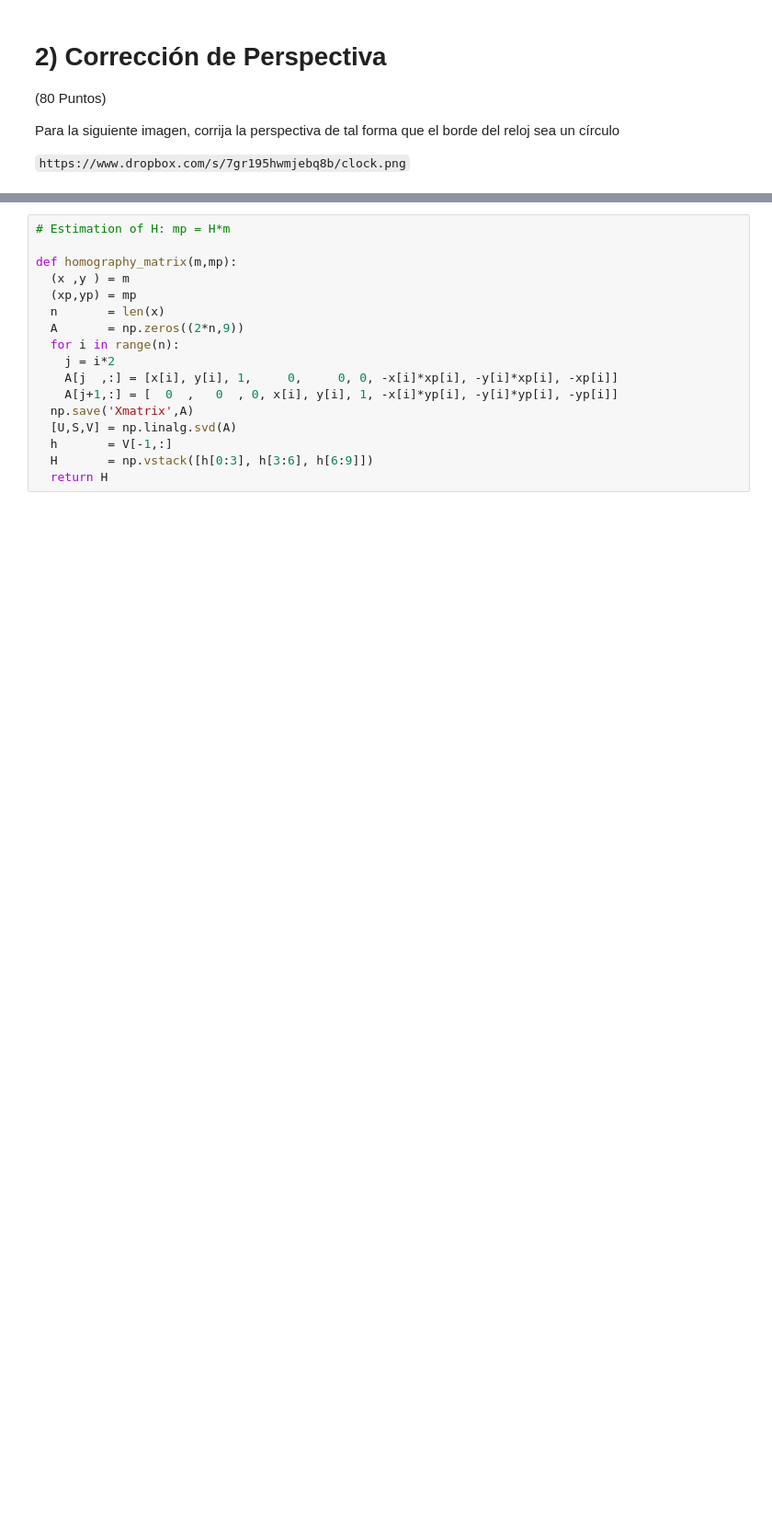
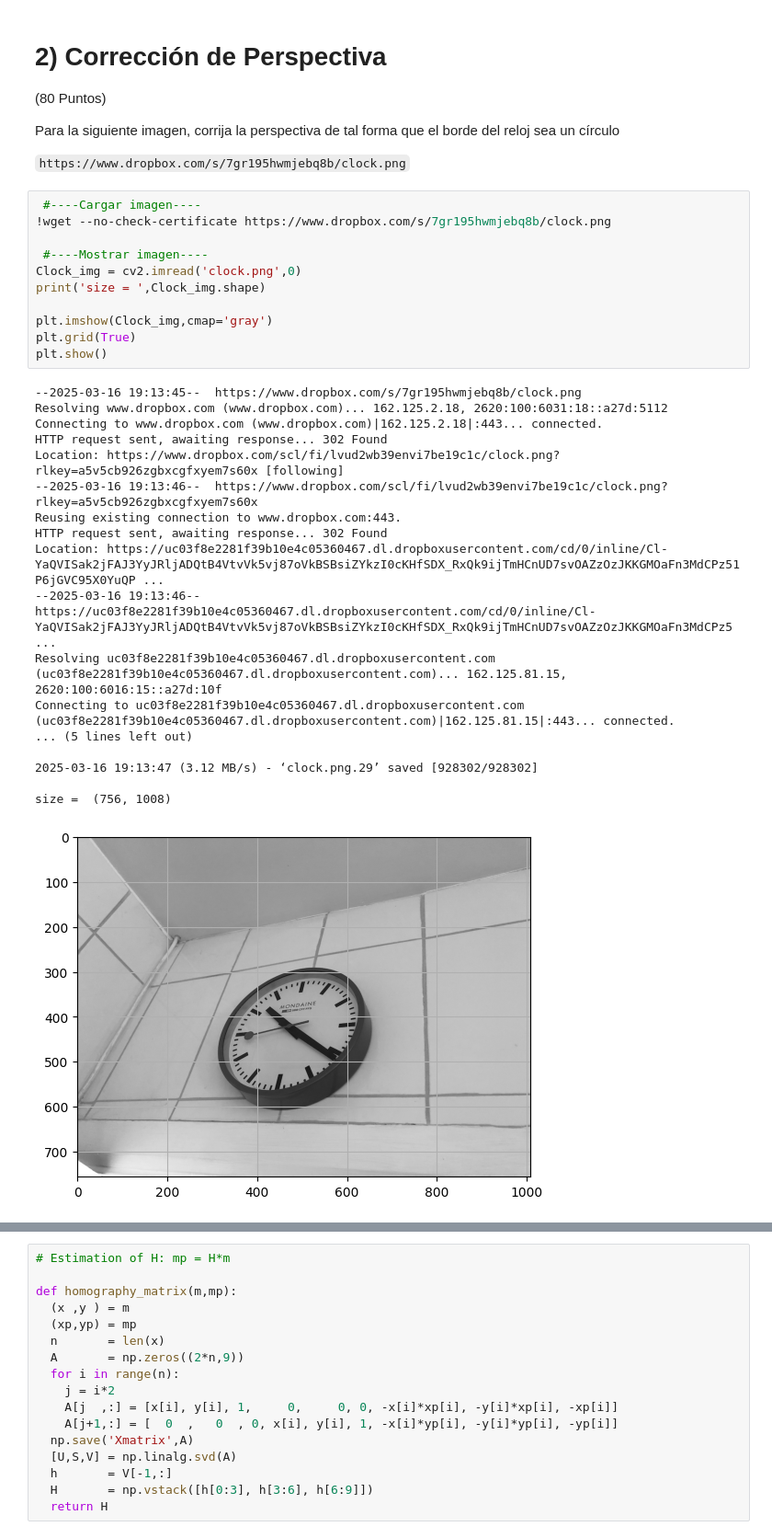
Before and after one commit to G2JL/Computer_Vision, a Jupyter notebook: A02_1902172.ipynb, the cells around one changed output, grey strips where cells are left out. Shown at 92% size. Saved outputs shown, nothing was run; the diff lists cells and outputs as text; blank space fills up the shorter version.

```diff
--- a/A02_1902172.ipynb
+++ b/A02_1902172.ipynb
@@ -45,5 +49,35 @@ Ejemplo, si su matrícula es 1234567, el nombre de este archivo debe cambiarse d
 Para la siguiente imagen, corrija la perspectiva de tal forma que el borde del reloj sea un círculo
 
 `https://www.dropbox.com/s/7gr195hwmjebq8b/clock.png`
+# %%
+ #----Cargar imagen----
+!wget --no-check-certificate https://www.dropbox.com/s/7gr195hwmjebq8b/clock.png
+
+ #----Mostrar imagen----
+Clock_img = cv2.imread('clock.png',0)
+print('size = ',Clock_img.shape)
+
+plt.imshow(Clock_img,cmap='gray')
+plt.grid(True)
+plt.show()
+# %% [output]
+--2025-03-16 19:13:45--  https://www.dropbox.com/s/7gr195hwmjebq8b/clock.png
+Resolving www.dropbox.com (www.dropbox.com)... 162.125.2.18, 2620:100:6031:18::a27d:5112
+Connecting to www.dropbox.com (www.dropbox.com)|162.125.2.18|:443... connected.
+HTTP request sent, awaiting response... 302 Found
+Location: https://www.dropbox.com/scl/fi/lvud2wb39envi7be19c1c/clock.png?rlkey=a5v5cb926zgbxcgfxyem7s60x [following]
+--2025-03-16 19:13:46--  https://www.dropbox.com/scl/fi/lvud2wb39envi7be19c1c/clock.png?rlkey=a5v5cb926zgbxcgfxyem7s60x
+Reusing existing connection to www.dropbox.com:443.
+HTTP request sent, awaiting response... 302 Found
+Location: https://uc03f8e2281f39b10e4c05360467.dl.dropboxusercontent.com/cd/0/inline/Cl-YaQVISak2jFAJ3YyJRljADQtB4VtvVk5vj87oVkBSBsiZYkzI0cKHfSDX_RxQk9ijTmHCnUD7svOAZzOzJKKGMOaFn3MdCPz51P6jGVC95X0YuQP ...
+--2025-03-16 19:13:46--  https://uc03f8e2281f39b10e4c05360467.dl.dropboxusercontent.com/cd/0/inline/Cl-YaQVISak2jFAJ3YyJRljADQtB4VtvVk5vj87oVkBSBsiZYkzI0cKHfSDX_RxQk9ijTmHCnUD7svOAZzOzJKKGMOaFn3MdCPz5 ...
+Resolving uc03f8e2281f39b10e4c05360467.dl.dropboxusercontent.com (uc03f8e2281f39b10e4c05360467.dl.dropboxusercontent.com)... 162.125.81.15, 2620:100:6016:15::a27d:10f
+Connecting to uc03f8e2281f39b10e4c05360467.dl.dropboxusercontent.com (uc03f8e2281f39b10e4c05360467.dl.dropboxusercontent.com)|162.125.81.15|:443... connected.
+... (5 lines left out)
+
+2025-03-16 19:13:47 (3.12 MB/s) - ‘clock.png.29’ saved [928302/928302]
+
+size =  (756, 1008)
+[figure, added]
 # %%
 # Coordenadas de las 12, 3, 6 y 9 (mp = m')
```
Also changed, not shown: parts of 8 cells of this notebook.
